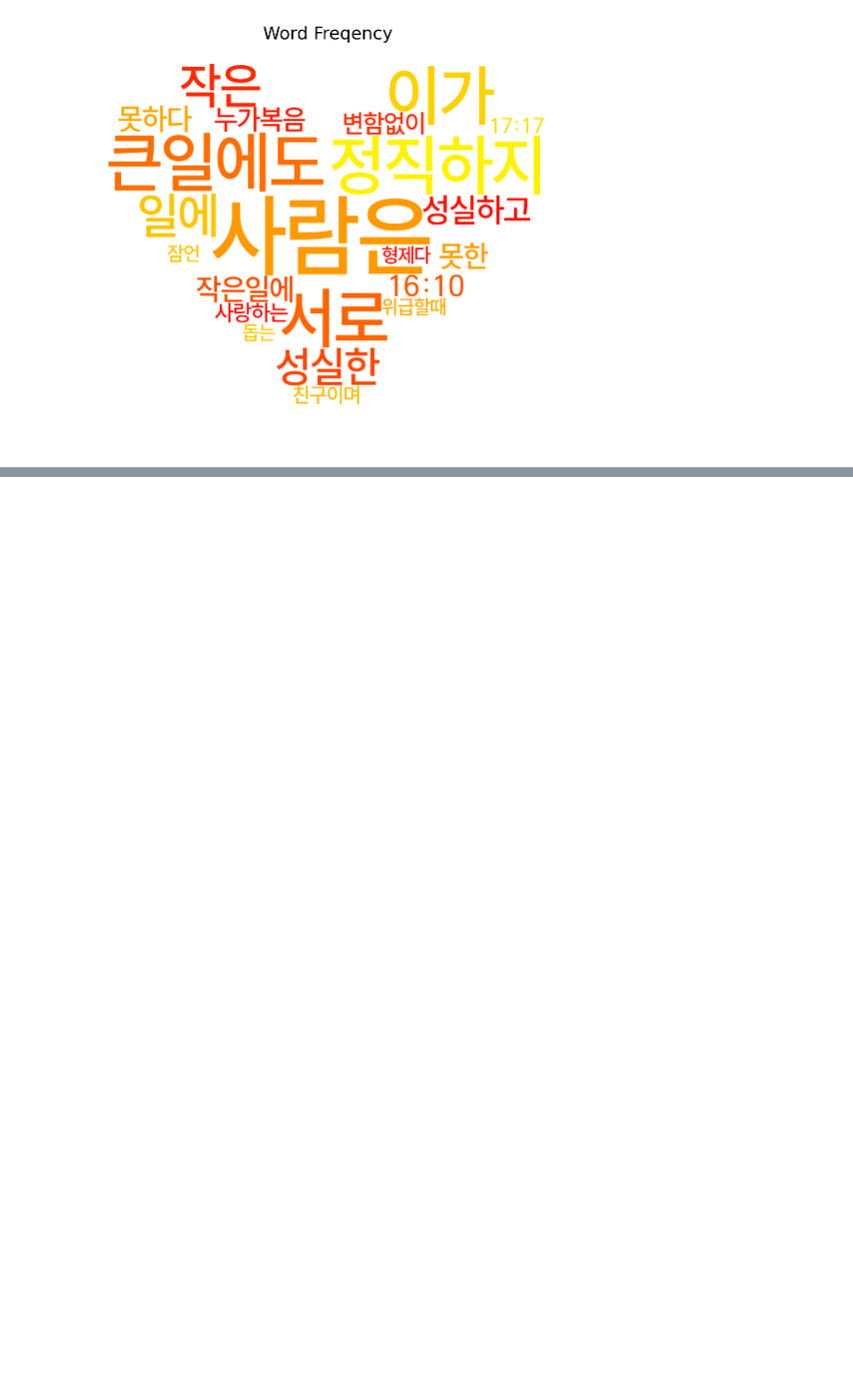
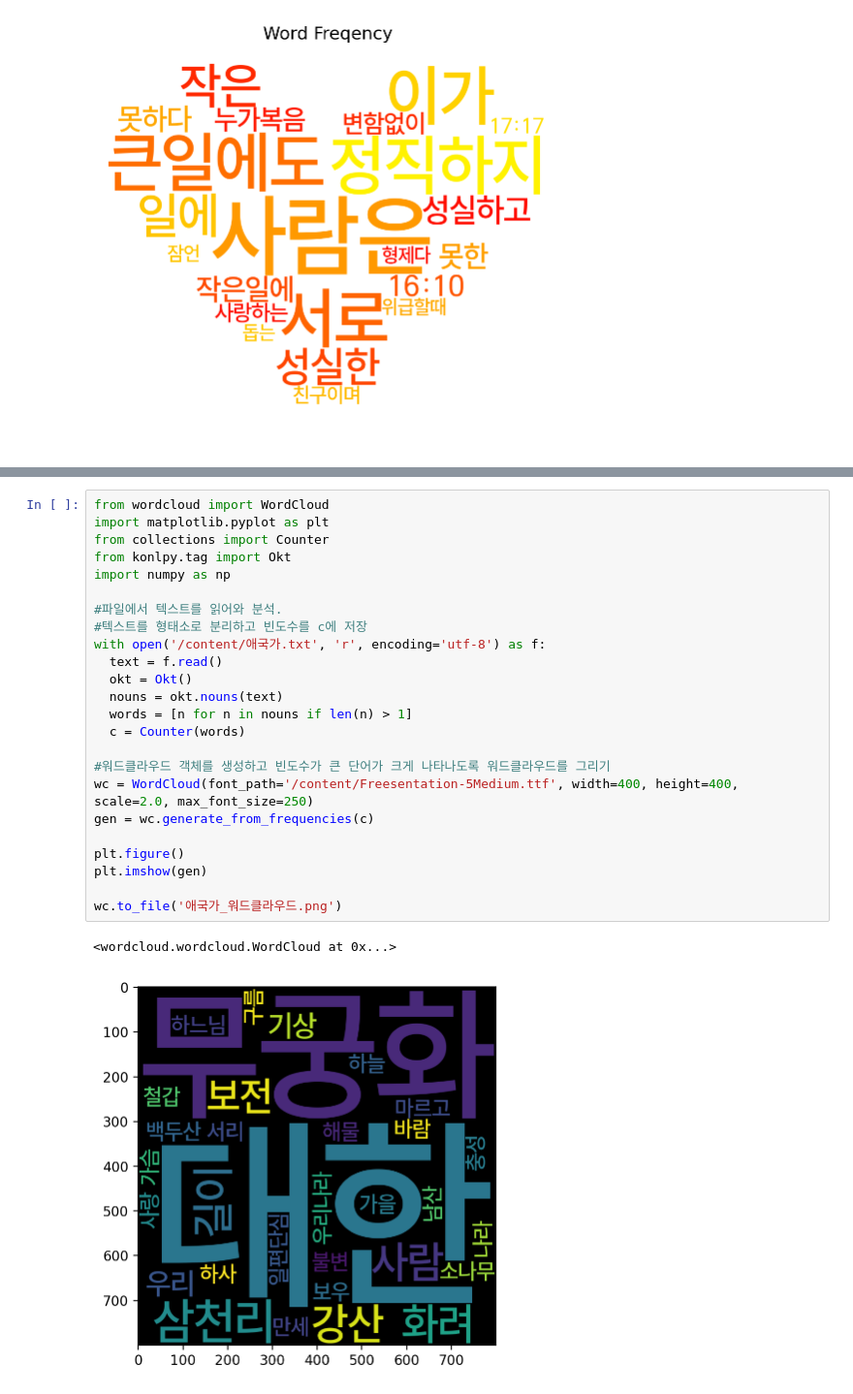
Before and after one commit to jennyshin01/python, a Jupyter notebook: 병수띠_기말고사_작업.ipynb, the cells around one changed output, grey strips where cells are left out. Shown at 97% size. Saved outputs shown, nothing was run; the diff lists cells and outputs as text; blank space fills up the shorter version.

```diff
--- a/병수띠_기말고사_작업.ipynb
+++ b/병수띠_기말고사_작업.ipynb
@@ -475,0 +502,27 @@ plt.show()
+# %%
+from wordcloud import WordCloud
+import matplotlib.pyplot as plt
+from collections import Counter
+from konlpy.tag import Okt
+import numpy as np
+
+#파일에서 텍스트를 읽어와 분석.
+#텍스트를 형태소로 분리하고 빈도수를 c에 저장
+with open('/content/애국가.txt', 'r', encoding='utf-8') as f:
+  text = f.read()
+  okt = Okt()
+  nouns = okt.nouns(text)
+  words = [n for n in nouns if len(n) > 1]
+  c = Counter(words)
+
+#워드클라우드 객체를 생성하고 빈도수가 큰 단어가 크게 나타나도록 워드클라우드를 그리기
+wc = WordCloud(font_path='/content/Freesentation-5Medium.ttf', width=400, height=400, scale=2.0, max_font_size=250)
+gen = wc.generate_from_frequencies(c)
+
+plt.figure()
+plt.imshow(gen)
+
+wc.to_file('애국가_워드클라우드.png')
+# %% [output]
+<wordcloud.wordcloud.WordCloud at 0x...>
+[figure, added]
```
Also changed, not shown: parts of 18 cells of this notebook.
